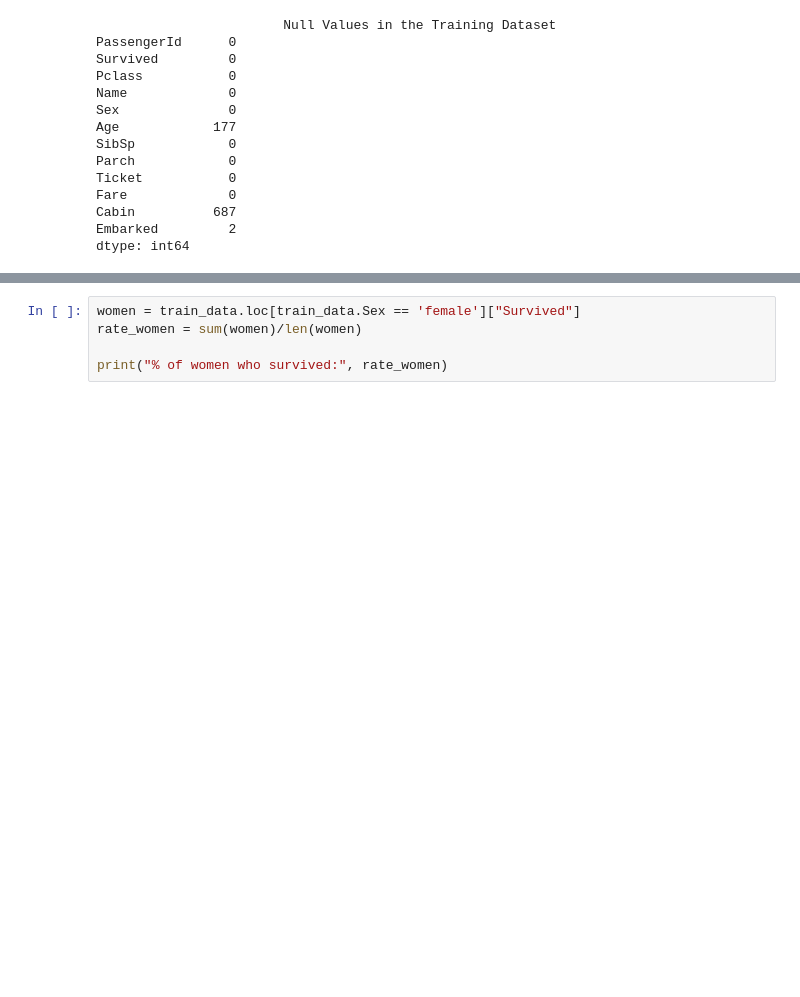
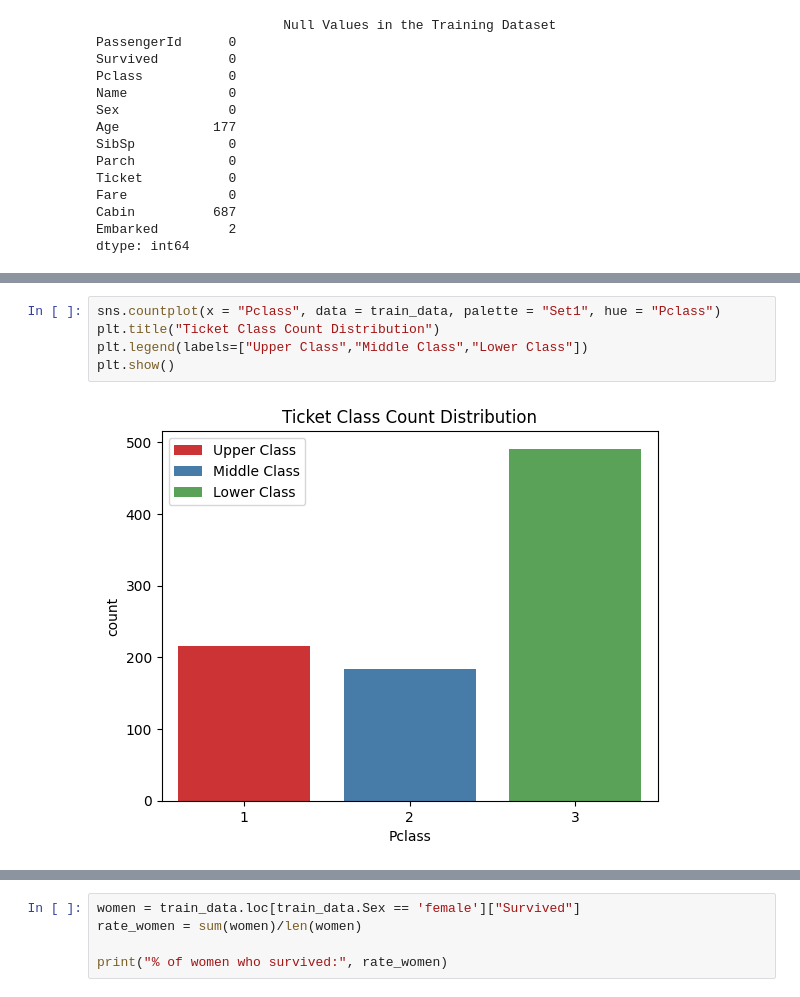
Before and after one commit to KR-16/Titanic_CSE5334, a Jupyter notebook: titanic_model.ipynb, the cells around one changed output, grey strips where cells are left out. Cells and saved outputs as stored; diff of their text form; blank space fills up the shorter version.

```diff
--- a/titanic_model.ipynb
+++ b/titanic_model.ipynb
@@ -73,0 +111,7 @@ dtype: int64
+# %%
+sns.countplot(x = "Pclass", data = train_data, palette = "Set1", hue = "Pclass")
+plt.title("Ticket Class Count Distribution")
+plt.legend(labels=["Upper Class","Middle Class","Lower Class"])
+plt.show()
+# %% [output]
+[figure, added]
```
Also changed, not shown: parts of 16 cells of this notebook.
